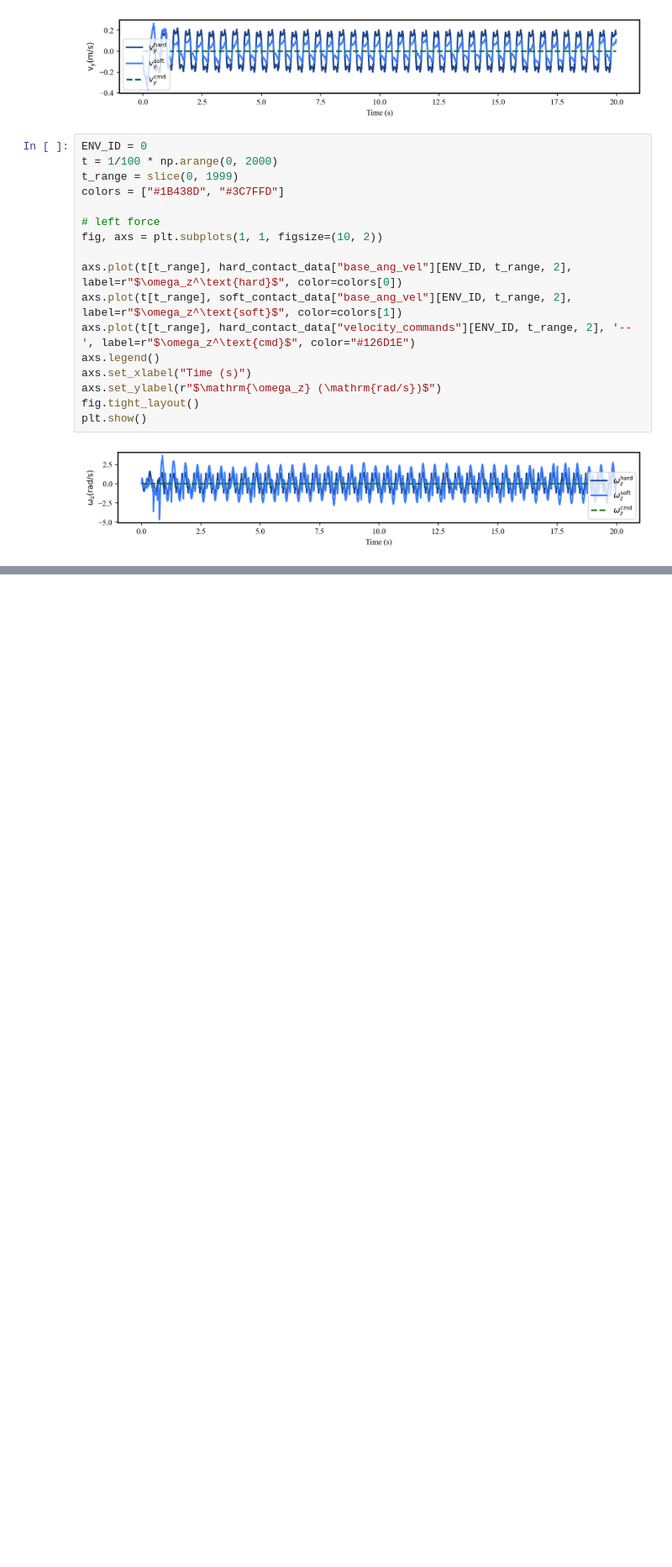
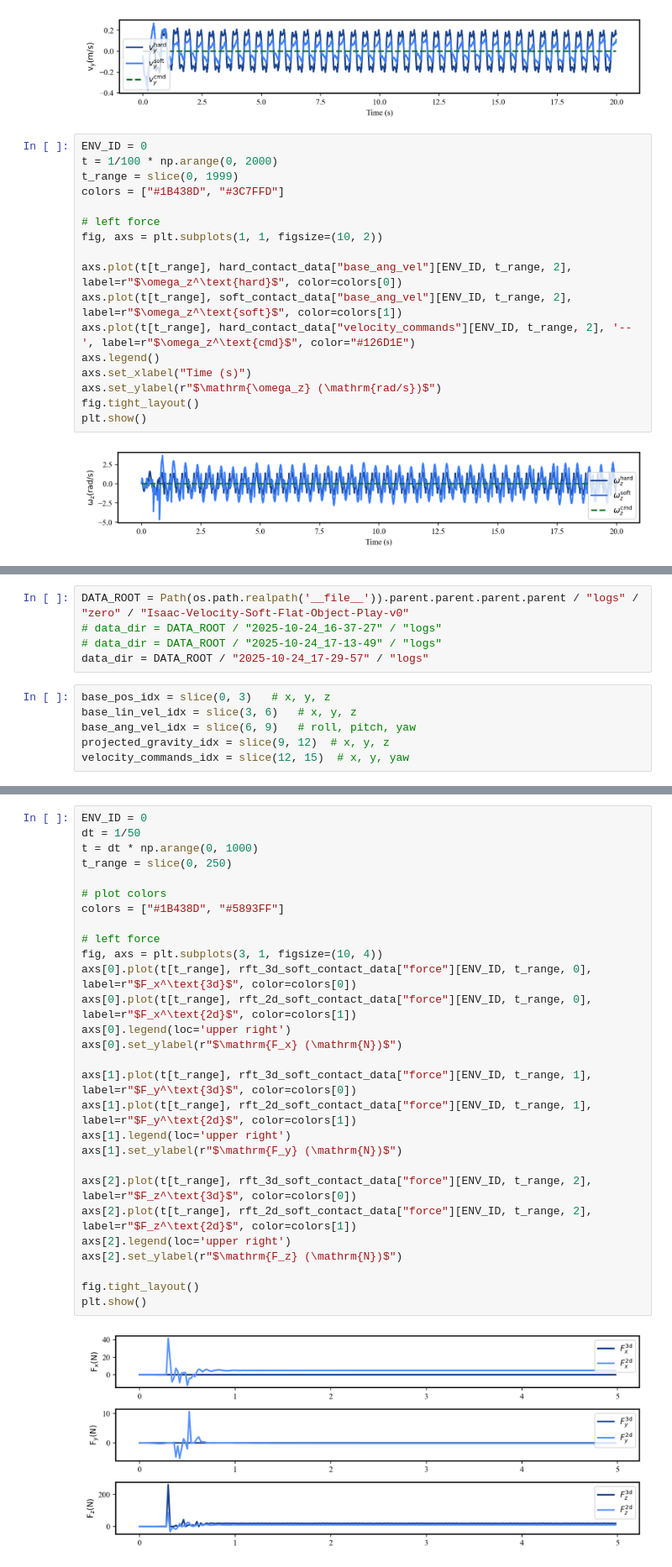
Before and after one commit to jnskkmhr/IsaacLab, a Jupyter notebook: scripts/reinforcement_learning/zero/plot.ipynb, the cells around one changed output, grey strips where cells are left out. Shown at 84% size. Saved outputs shown, nothing was run; the diff lists cells and outputs as text; blank space fills up the shorter version.

```diff
--- a/scripts/reinforcement_learning/zero/plot.ipynb
+++ b/scripts/reinforcement_learning/zero/plot.ipynb
@@ -303,0 +307,11 @@ plt.show()
+# %%
+DATA_ROOT = Path(os.path.realpath('__file__')).parent.parent.parent.parent / "logs" / "zero" / "Isaac-Velocity-Soft-Flat-Object-Play-v0"
+# data_dir = DATA_ROOT / "2025-10-24_16-37-27" / "logs"
+# data_dir = DATA_ROOT / "2025-10-24_17-13-49" / "logs"
+data_dir = DATA_ROOT / "2025-10-24_17-29-57" / "logs"
+# %%
+base_pos_idx = slice(0, 3)   # x, y, z
+base_lin_vel_idx = slice(3, 6)   # x, y, z
+base_ang_vel_idx = slice(6, 9)   # roll, pitch, yaw
+projected_gravity_idx = slice(9, 12)  # x, y, z
+velocity_commands_idx = slice(12, 15)  # x, y, yaw
@@ -303,0 +369,30 @@ plt.show()
+# %%
+ENV_ID = 0
+dt = 1/50
+t = dt * np.arange(0, 1000)
+t_range = slice(0, 250)
+
+# plot colors
+colors = ["#1B438D", "#5893FF"]
+
+# left force
+fig, axs = plt.subplots(3, 1, figsize=(10, 4))
+axs[0].plot(t[t_range], rft_3d_soft_contact_data["force"][ENV_ID, t_range, 0], label=r"$F_x^\text{3d}$", color=colors[0])
+axs[0].plot(t[t_range], rft_2d_soft_contact_data["force"][ENV_ID, t_range, 0], label=r"$F_x^\text{2d}$", color=colors[1])
+axs[0].legend(loc='upper right')
+axs[0].set_ylabel(r"$\mathrm{F_x} (\mathrm{N})$")
+
+axs[1].plot(t[t_range], rft_3d_soft_contact_data["force"][ENV_ID, t_range, 1], label=r"$F_y^\text{3d}$", color=colors[0])
+axs[1].plot(t[t_range], rft_2d_soft_contact_data["force"][ENV_ID, t_range, 1], label=r"$F_y^\text{2d}$", color=colors[1])
+axs[1].legend(loc='upper right')
+axs[1].set_ylabel(r"$\mathrm{F_y} (\mathrm{N})$")
+
+axs[2].plot(t[t_range], rft_3d_soft_contact_data["force"][ENV_ID, t_range, 2], label=r"$F_z^\text{3d}$", color=colors[0])
+axs[2].plot(t[t_range], rft_2d_soft_contact_data["force"][ENV_ID, t_range, 2], label=r"$F_z^\text{2d}$", color=colors[1])
+axs[2].legend(loc='upper right')
+axs[2].set_ylabel(r"$\mathrm{F_z} (\mathrm{N})$")
+
+fig.tight_layout()
+plt.show()
+# %% [output]
+[figure, added]
```
Also changed, not shown: parts of 5 cells of this notebook, 23 other files.
